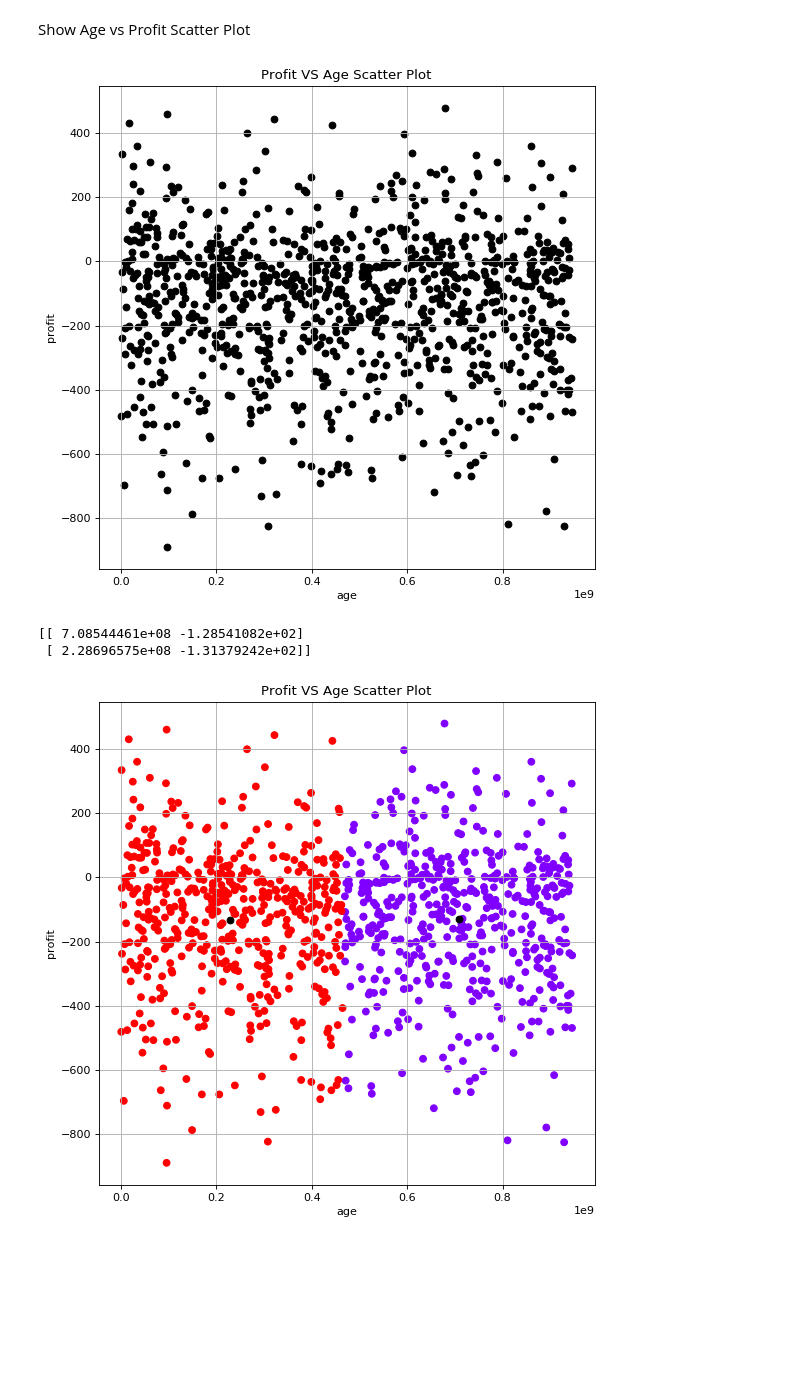
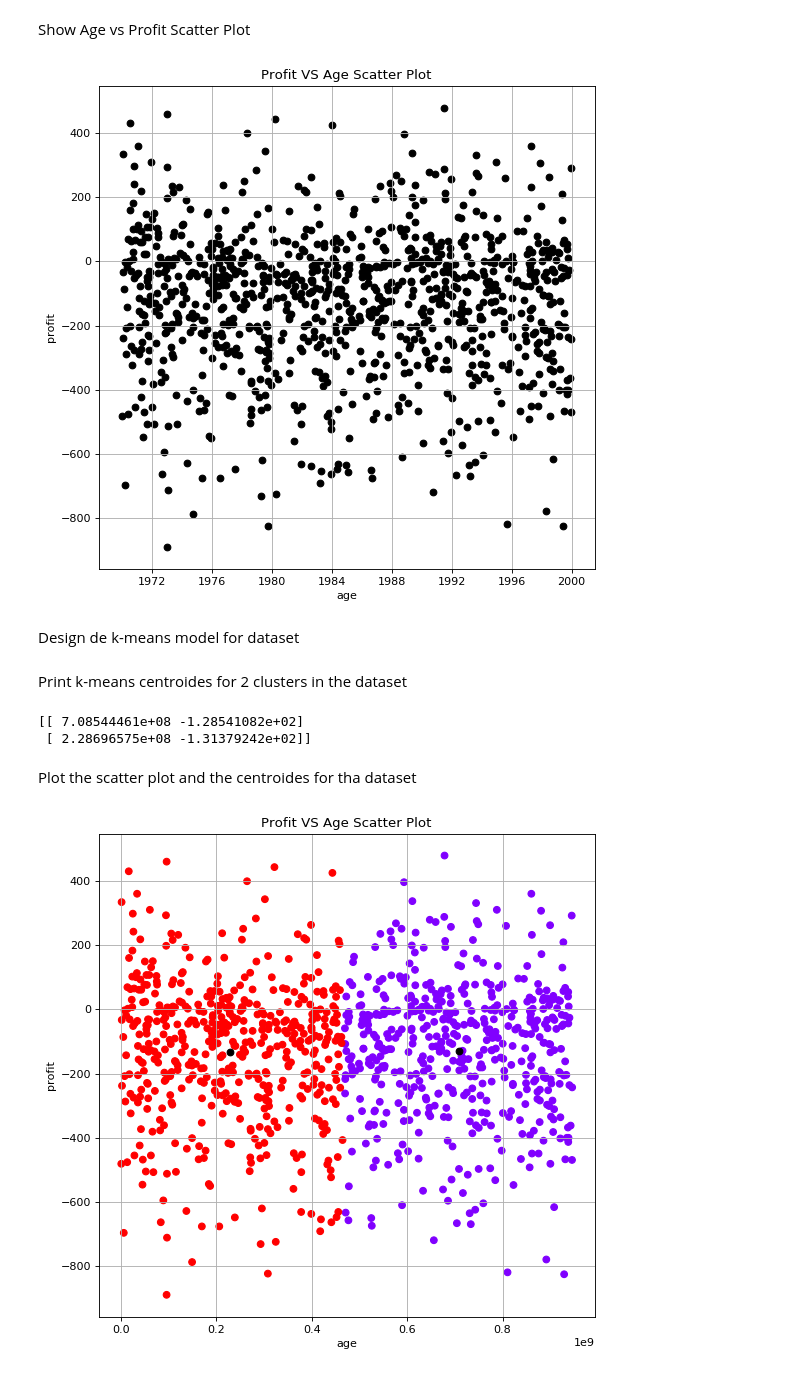
Before and after one commit to masalinas/training-vertica-python, a Jupyter notebook: sgij_EDA.ipynb, the cells around one changed output. Saved outputs shown, nothing was run; the diff lists cells and outputs as text; code cells hidden in the pictures; blank space fills up the shorter version.

```diff
--- a/sgij_EDA.ipynb
+++ b/sgij_EDA.ipynb
@@ -57,23 +54,34 @@ for row in result:
+# %%
+# separate tuples
+dates, profits = zip(*result)
+
+# convert string to date
+# dates = [pd.to_datetime(d) for d in dates]
 # %% [markdown]
 Show Age vs Profit Scatter Plot
 # %%
-x, y = zip(*X)
 plt.figure(figsize=(8, 8), dpi=80)
-plt.scatter(x, y, color='k')
+plt.scatter(dates, profits, color='k')
 plt.title("Profit VS Age Scatter Plot")
 plt.xlabel("age")
 plt.ylabel("profit")
 plt.grid()
 plt.show()
 # %% [output]
-[figure, old version]
+[figure, new version]
+# %% [markdown]
+Design de k-means model for dataset
 # %%
 model = KMeans(n_clusters=2).fit(X)
+# %% [markdown]
+Print k-means centroides for 2 clusters in the dataset
 # %%
 print(model.cluster_centers_)
 # %% [output]
 [[ 7.08544461e+08 -1.28541082e+02]
  [ 2.28696575e+08 -1.31379242e+02]]
+# %% [markdown]
+Plot the scatter plot and the centroides for tha dataset
 # %%
 plt.figure(figsize=(8, 8), dpi=80)
 plt.scatter(x, y, c=model.labels_, cmap='rainbow')
```
Also changed, not shown: parts of 2 cells of this notebook, 1 other file.
